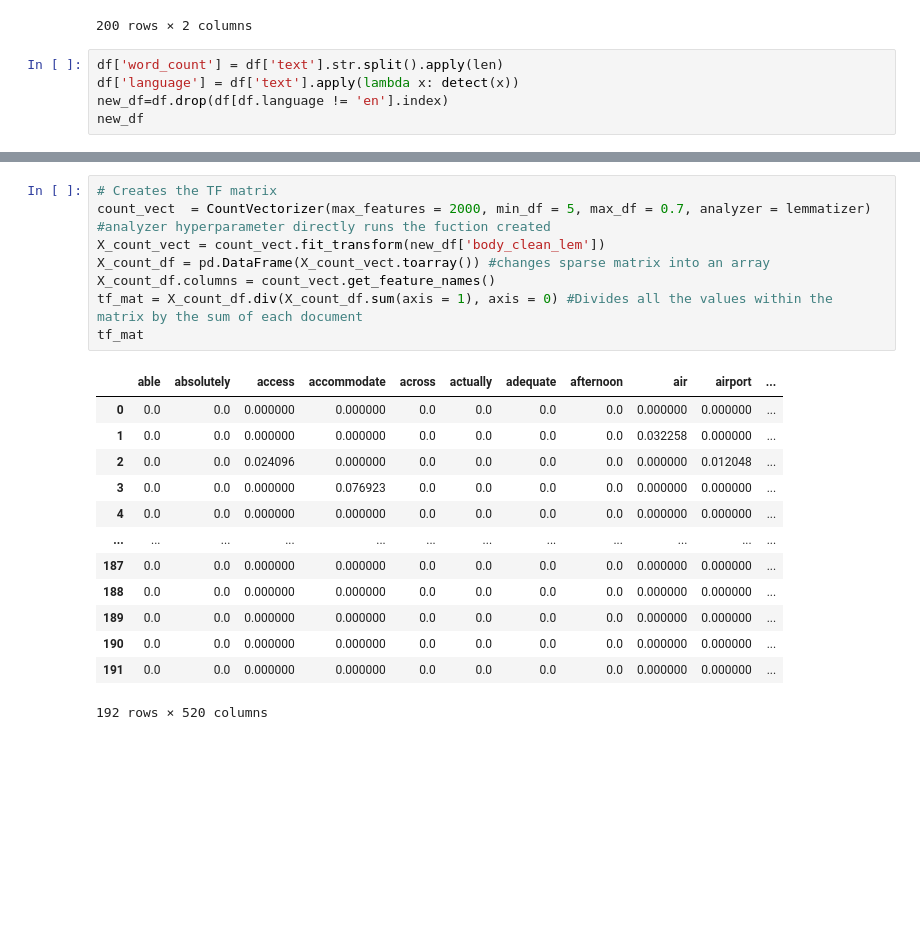
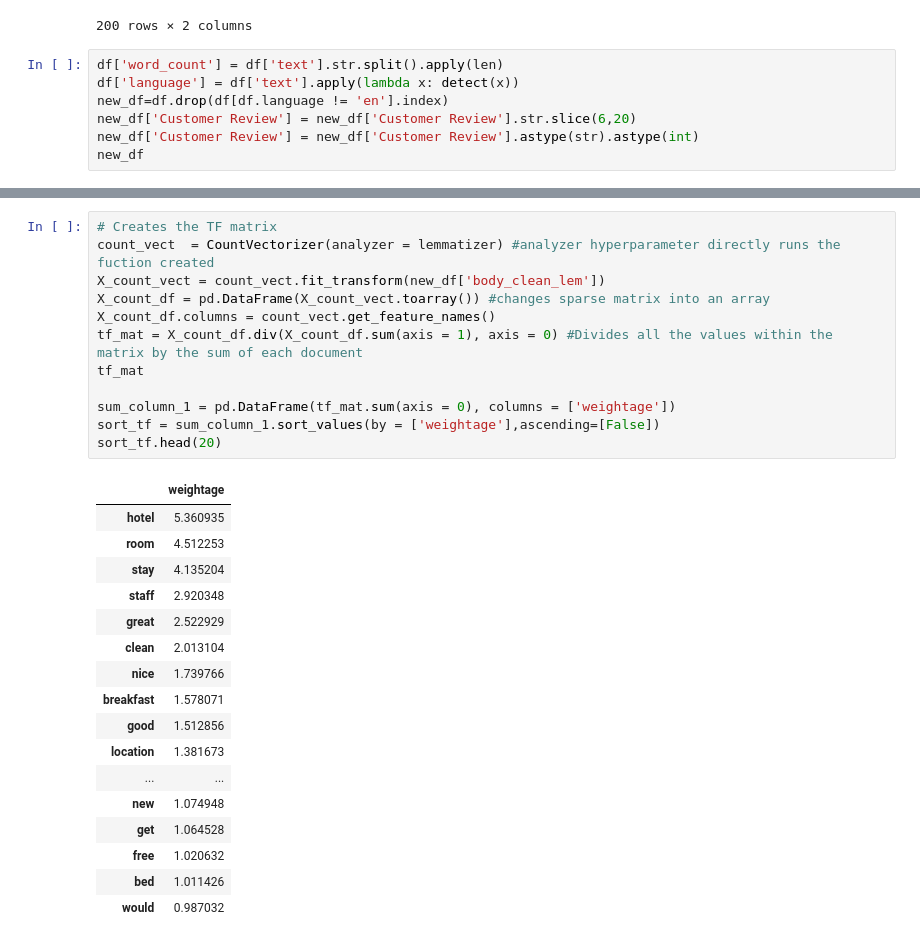
Before and after one commit to vvenkatesh-ML/Projects, a Jupyter notebook: IoT Analytics/Assignment 2/Assignment_2_VishaalVenkatesh.ipynb, the cells around one changed output, grey strips where cells are left out. Cells and saved outputs as stored; diff of their text form; blank space fills up the shorter version.

```diff
--- a/IoT Analytics/Assignment 2/Assignment_2_VishaalVenkatesh.ipynb
+++ b/IoT Analytics/Assignment 2/Assignment_2_VishaalVenkatesh.ipynb
@@ -43,6 +43,8 @@ df
 df['word_count'] = df['text'].str.split().apply(len)
 df['language'] = df['text'].apply(lambda x: detect(x))
 new_df=df.drop(df[df.language != 'en'].index)
+new_df['Customer Review'] = new_df['Customer Review'].str.slice(6,20)
+new_df['Customer Review'] = new_df['Customer Review'].astype(str).astype(int)
 new_df
 # %% [output]
 |  | Customer Review | text | word_count | language |
@@ -153,24 +192,32 @@ common_words
 # %%
 # Creates the TF matrix
-count_vect  = CountVectorizer(max_features = 2000, min_df = 5, max_df = 0.7, analyzer = lemmatizer) #analyzer hyperparameter directly runs the fuction created
+count_vect  = CountVectorizer(analyzer = lemmatizer) #analyzer hyperparameter directly runs the fuction created
 X_count_vect = count_vect.fit_transform(new_df['body_clean_lem'])
 X_count_df = pd.DataFrame(X_count_vect.toarray()) #changes sparse matrix into an array
 X_count_df.columns = count_vect.get_feature_names()
 tf_mat = X_count_df.div(X_count_df.sum(axis = 1), axis = 0) #Divides all the values within the matrix by the sum of each document
 tf_mat
+
+sum_column_1 = pd.DataFrame(tf_mat.sum(axis = 0), columns = ['weightage'])
+sort_tf = sum_column_1.sort_values(by = ['weightage'],ascending=[False])
+sort_tf.head(20)
 # %% [output]
-|  | able | absolutely | access | accommodate | across | actually | adequate | afternoon | air | airport | ... |
-| 0 | 0.0 | 0.0 | 0.000000 | 0.000000 | 0.0 | 0.0 | 0.0 | 0.0 | 0.000000 | 0.000000 | ... |
-| 1 | 0.0 | 0.0 | 0.000000 | 0.000000 | 0.0 | 0.0 | 0.0 | 0.0 | 0.032258 | 0.000000 | ... |
-| 2 | 0.0 | 0.0 | 0.024096 | 0.000000 | 0.0 | 0.0 | 0.0 | 0.0 | 0.000000 | 0.012048 | ... |
-| 3 | 0.0 | 0.0 | 0.000000 | 0.076923 | 0.0 | 0.0 | 0.0 | 0.0 | 0.000000 | 0.000000 | ... |
-| 4 | 0.0 | 0.0 | 0.000000 | 0.000000 | 0.0 | 0.0 | 0.0 | 0.0 | 0.000000 | 0.000000 | ... |
-| ... | ... | ... | ... | ... | ... | ... | ... | ... | ... | ... | ... |
-| 187 | 0.0 | 0.0 | 0.000000 | 0.000000 | 0.0 | 0.0 | 0.0 | 0.0 | 0.000000 | 0.000000 | ... |
-| 188 | 0.0 | 0.0 | 0.000000 | 0.000000 | 0.0 | 0.0 | 0.0 | 0.0 | 0.000000 | 0.000000 | ... |
-| 189 | 0.0 | 0.0 | 0.000000 | 0.000000 | 0.0 | 0.0 | 0.0 | 0.0 | 0.000000 | 0.000000 | ... |
-| 190 | 0.0 | 0.0 | 0.000000 | 0.000000 | 0.0 | 0.0 | 0.0 | 0.0 | 0.000000 | 0.000000 | ... |
-| 191 | 0.0 | 0.0 | 0.000000 | 0.000000 | 0.0 | 0.0 | 0.0 | 0.0 | 0.000000 | 0.000000 | ... |
+|  | weightage |
+| hotel | 5.360935 |
+| room | 4.512253 |
+| stay | 4.135204 |
+| staff | 2.920348 |
+| great | 2.522929 |
+| clean | 2.013104 |
+| nice | 1.739766 |
+| breakfast | 1.578071 |
+| good | 1.512856 |
+| location | 1.381673 |
+| ... | ... |
+| new | 1.074948 |
+| get | 1.064528 |
+| free | 1.020632 |
+| bed | 1.011426 |
+| would | 0.987032 |
-192 rows × 520 columns
 # %%
 # Creates the TF-IDF matrix
```
Also changed, not shown: parts of 22 cells of this notebook, 3 other files.
